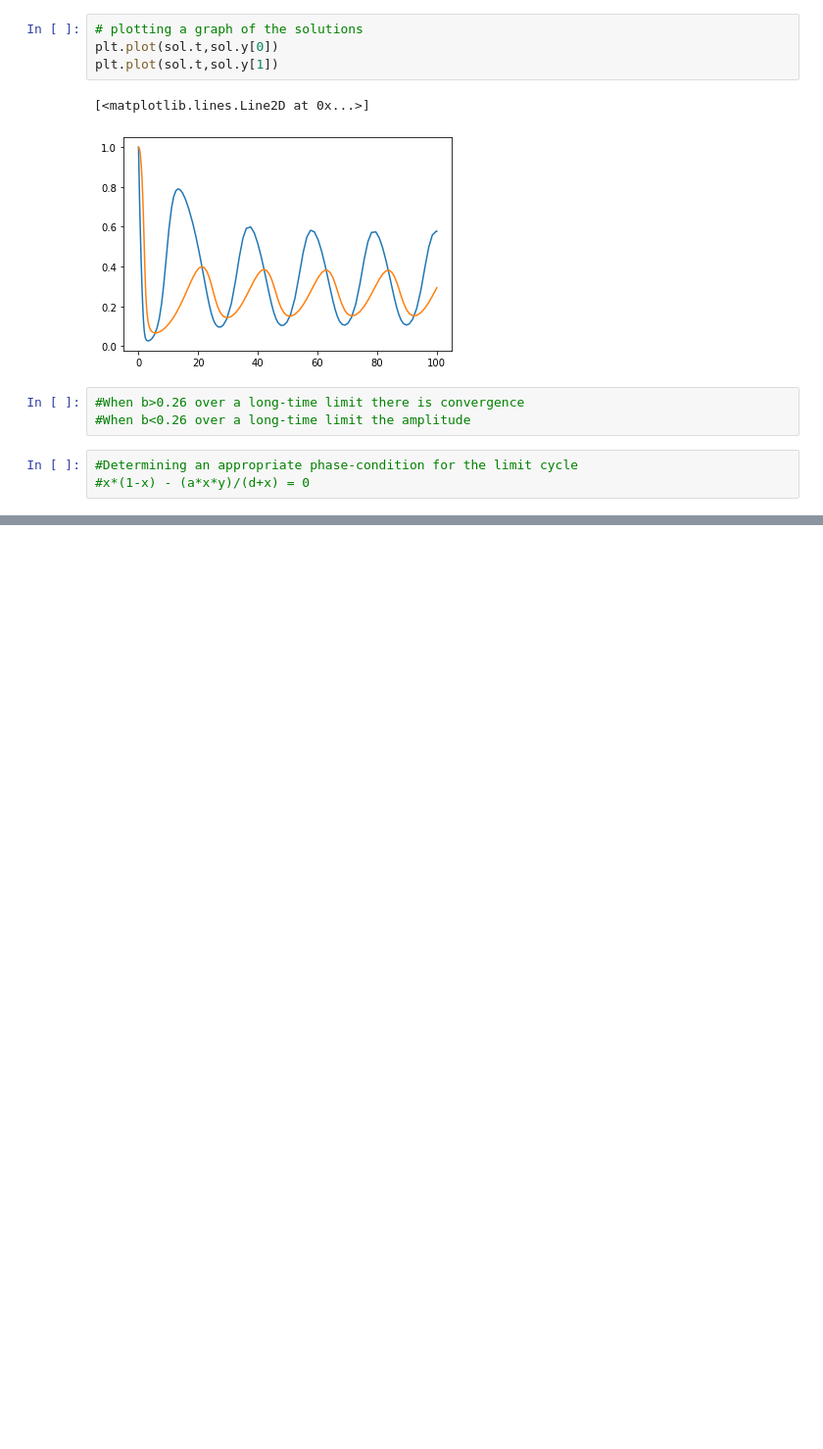
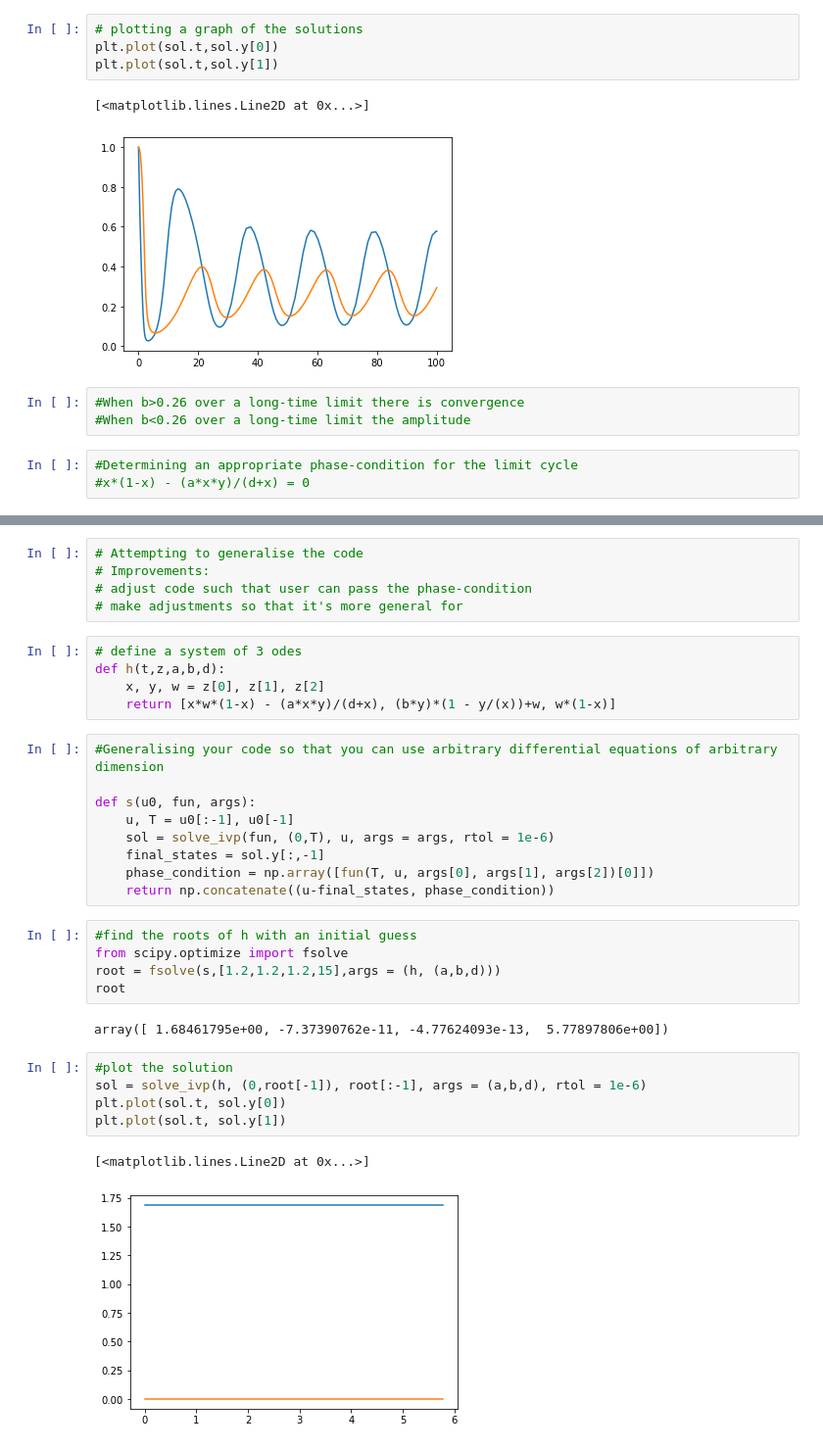
Before and after one commit to TheaRoseBarnes/emat30008, a Jupyter notebook: NumericalShooting.ipynb, the cells around one changed output, grey strips where cells are left out. Shown: that part at 98% size. Cells and saved outputs as stored; diff of their text form; blank space fills up the shorter version.

Commit message:
generalising numerical shooting for systems of 3 odes

```diff
--- a/NumericalShooting.ipynb
+++ b/NumericalShooting.ipynb
@@ -56,0 +57,34 @@ plt.plot(sol.t, sol.y[1])
+# %%
+# Attempting to generalise the code
+# Improvements:
+# adjust code such that user can pass the phase-condition
+# make adjustments so that it's more general for
+# %%
+# define a system of 3 odes
+def h(t,z,a,b,d):
+    x, y, w = z[0], z[1], z[2]
+    return [x*w*(1-x) - (a*x*y)/(d+x), (b*y)*(1 - y/(x))+w, w*(1-x)]
+# %%
+#Generalising your code so that you can use arbitrary differential equations of arbitrary dimension
+
+def s(u0, fun, args):
+    u, T = u0[:-1], u0[-1]
+    sol = solve_ivp(fun, (0,T), u, args = args, rtol = 1e-6)
+    final_states = sol.y[:,-1]
+    phase_condition = np.array([fun(T, u, args[0], args[1], args[2])[0]])
+    return np.concatenate((u-final_states, phase_condition))
+# %%
+#find the roots of h with an initial guess
+from scipy.optimize import fsolve
+root = fsolve(s,[1.2,1.2,1.2,15],args = (h, (a,b,d)))
+root
+# %% [output]
+array([ 1.68461795e+00, -7.37390762e-11, -4.77624093e-13,  5.77897806e+00])
+# %%
+#plot the solution
+sol = solve_ivp(h, (0,root[-1]), root[:-1], args = (a,b,d), rtol = 1e-6)
+plt.plot(sol.t, sol.y[0])
+plt.plot(sol.t, sol.y[1])
+# %% [output]
+[<matplotlib.lines.Line2D at 0x...>]
+[figure, added]
```
Also changed, not shown: parts of 6 cells of this notebook.
